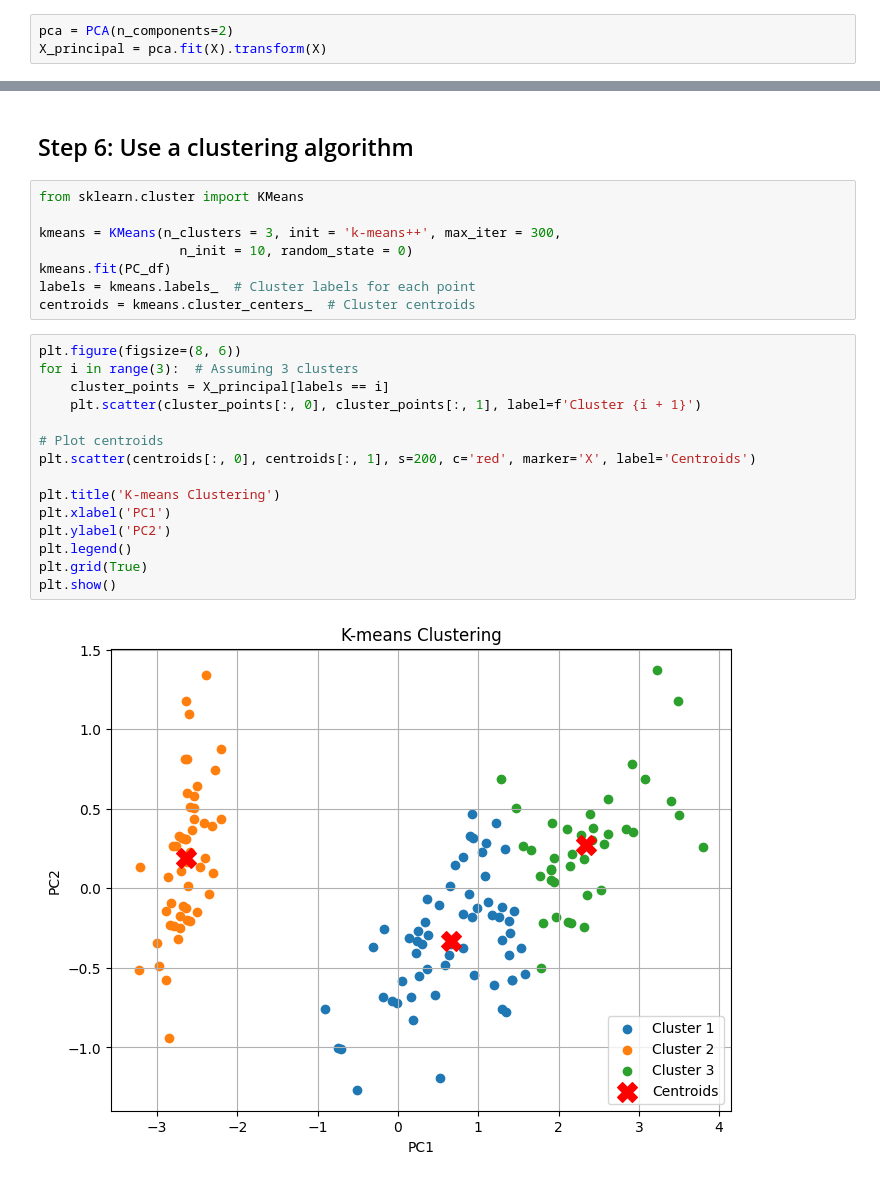
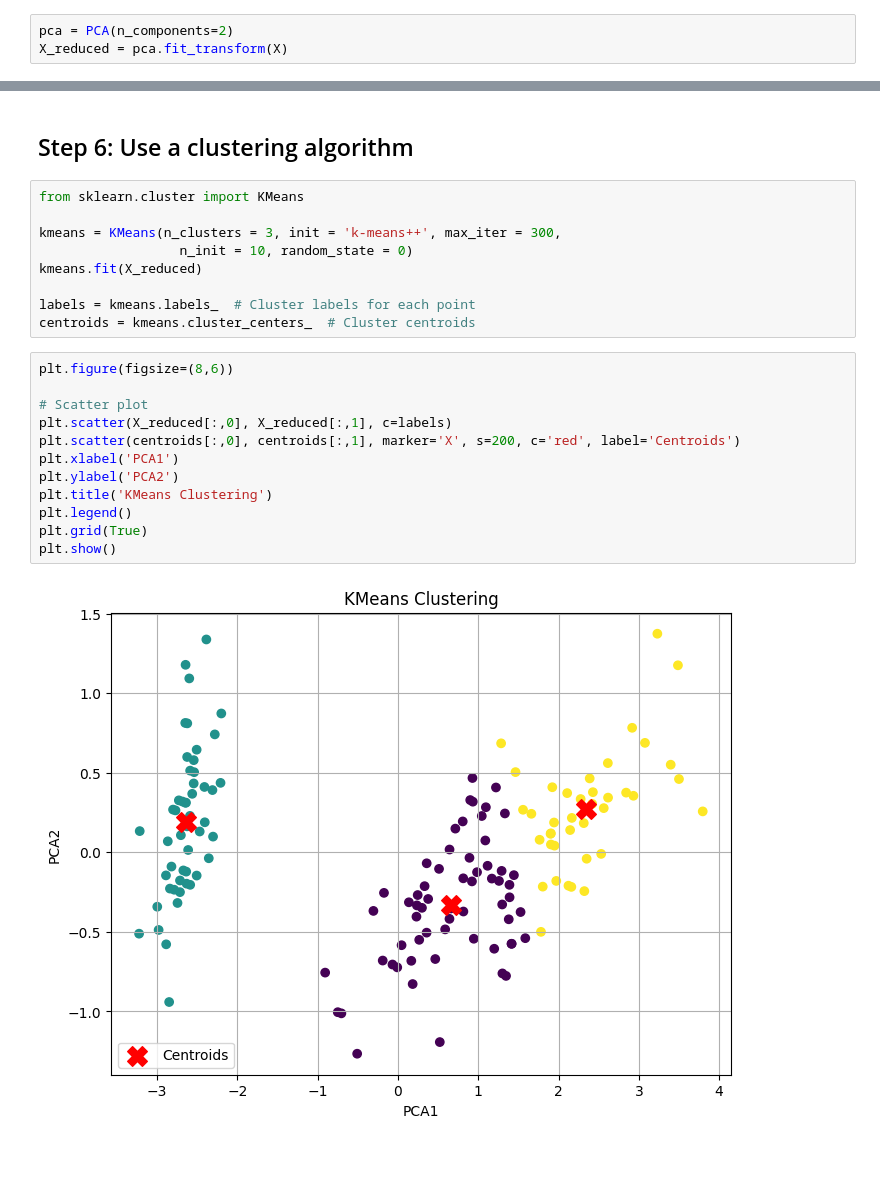
Before and after one commit to robitussin/CCADMACL, a Jupyter notebook: 7 - Principal Component Analysis/implementation/Using_Principal_Component_Analysis_on_the_Iris_Dataset.ipynb, the cells around one changed output, grey strips where cells are left out. Drawn from its saved outputs; the diff is of its cells as text.

```diff
--- a/7 - Principal Component Analysis/implementation/Using_Principal_Component_Analysis_on_the_Iris_Dataset.ipynb
+++ b/7 - Principal Component Analysis/implementation/Using_Principal_Component_Analysis_on_the_Iris_Dataset.ipynb
@@ -57,7 +57,7 @@ X.shape
 We use PCA to project this 4 feature space into a 2-dimensional space.
 # %%
 pca = PCA(n_components=2)
-X_principal = pca.fit(X).transform(X)
+X_reduced = pca.fit_transform(X)
 # %% [markdown]
 Dimensions of iris data set after PCA
 # %%
@@ -139,23 +134,21 @@ from sklearn.cluster import KMeans
 
 kmeans = KMeans(n_clusters = 3, init = 'k-means++', max_iter = 300,
                   n_init = 10, random_state = 0)
-kmeans.fit(PC_df)
+kmeans.fit(X_reduced)
+
 labels = kmeans.labels_  # Cluster labels for each point
 centroids = kmeans.cluster_centers_  # Cluster centroids
 # %%
-plt.figure(figsize=(8, 6))
-for i in range(3):  # Assuming 3 clusters
-    cluster_points = X_principal[labels == i]
-    plt.scatter(cluster_points[:, 0], cluster_points[:, 1], label=f'Cluster {i + 1}')
+plt.figure(figsize=(8,6))
 
-# Plot centroids
-plt.scatter(centroids[:, 0], centroids[:, 1], s=200, c='red', marker='X', label='Centroids')
-
-plt.title('K-means Clustering')
-plt.xlabel('PC1')
-plt.ylabel('PC2')
+# Scatter plot
+plt.scatter(X_reduced[:,0], X_reduced[:,1], c=labels)
+plt.scatter(centroids[:,0], centroids[:,1], marker='X', s=200, c='red', label='Centroids')
+plt.xlabel('PCA1')
+plt.ylabel('PCA2')
+plt.title('KMeans Clustering')
 plt.legend()
 plt.grid(True)
 plt.show()
 # %% [output]
-[figure, old version]
+[figure, new version]
```
Also changed, not shown: parts of 8 cells of this notebook, 1 other file.
